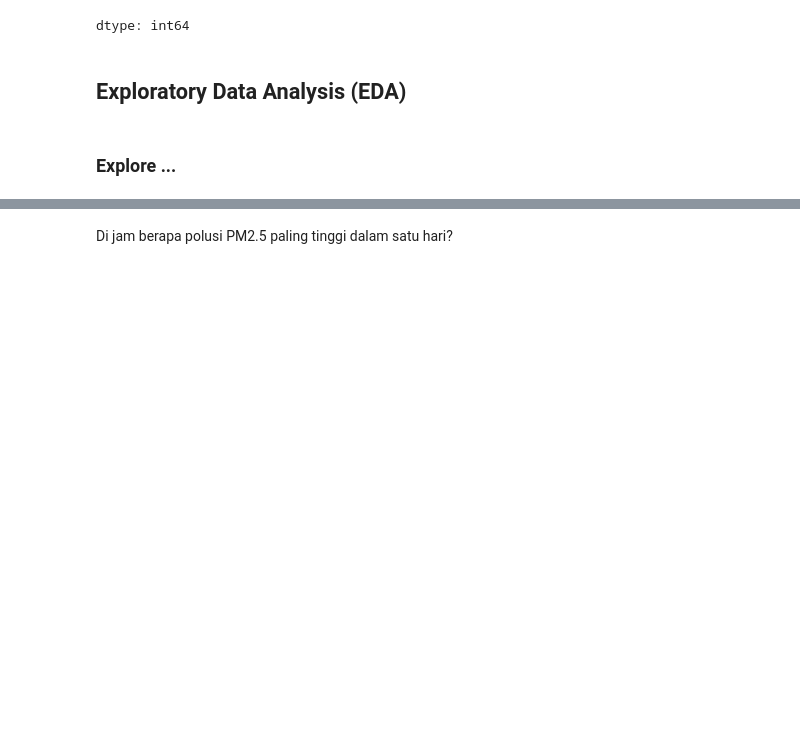
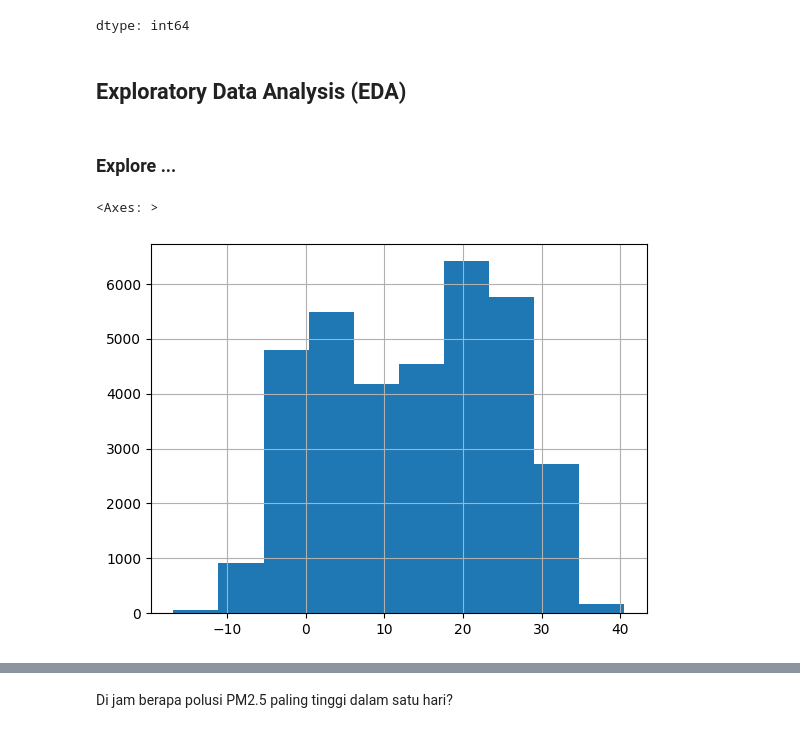
Before and after one commit to DimasPrasetiyo1/Project-Data-Analisis_Dicoding, a Jupyter notebook: notebook.ipynb, the cells around one changed output, grey strips where cells are left out. Cells and saved outputs as stored; diff of their text form; code cells hidden in the pictures; blank space fills up the shorter version.

```diff
--- a/notebook.ipynb
+++ b/notebook.ipynb
@@ -109,3 +114,9 @@ merged_df.to_excel('data_udara.xlsx')
 ## Exploratory Data Analysis (EDA)
 # %% [markdown]
 ### Explore ...
+# %%
+df['TEMP'].describe()
+df['TEMP'].hist()
+# %% [output]
+<Axes: >
+[figure, added]
```
Also changed, not shown: parts of 17 cells of this notebook, 4 other files.
